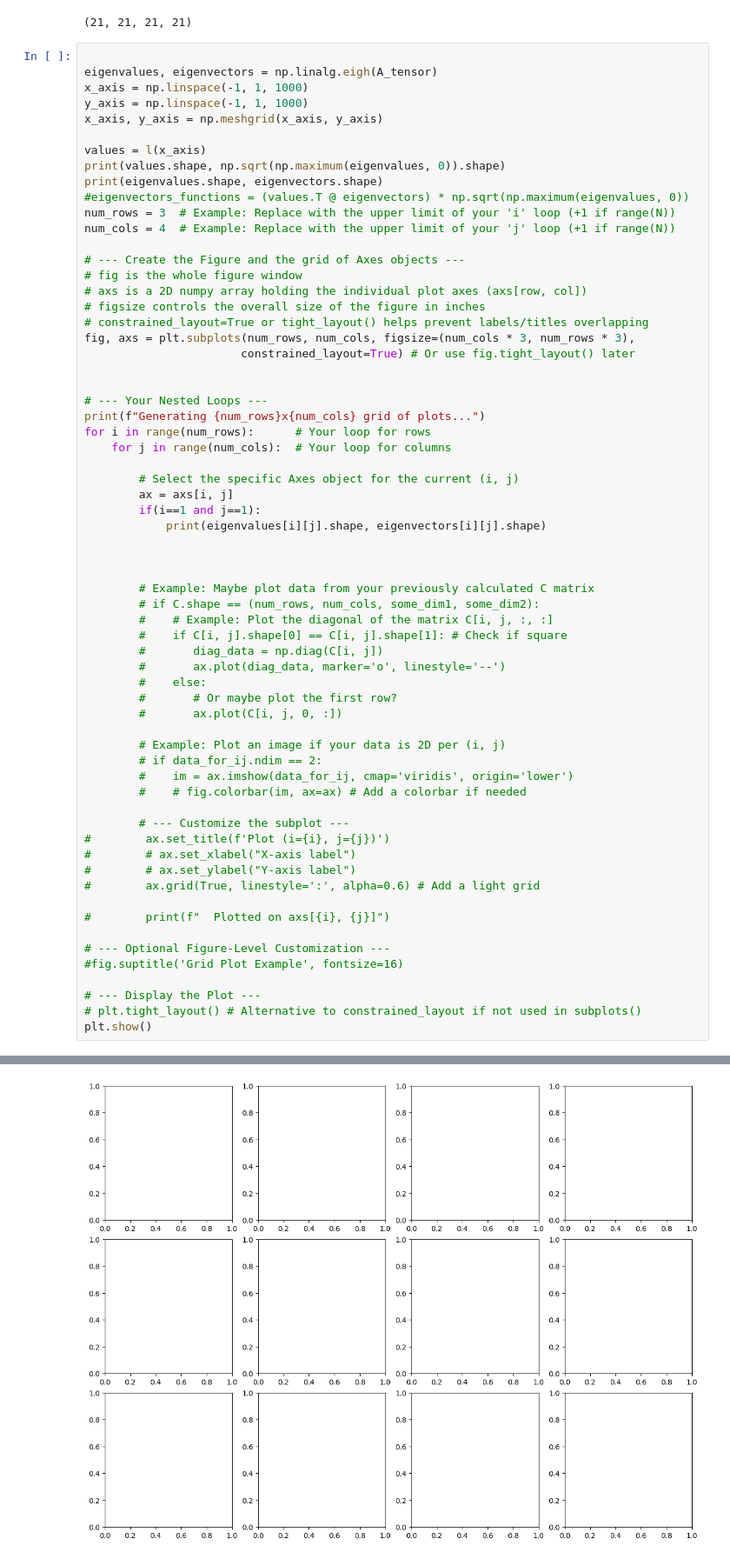
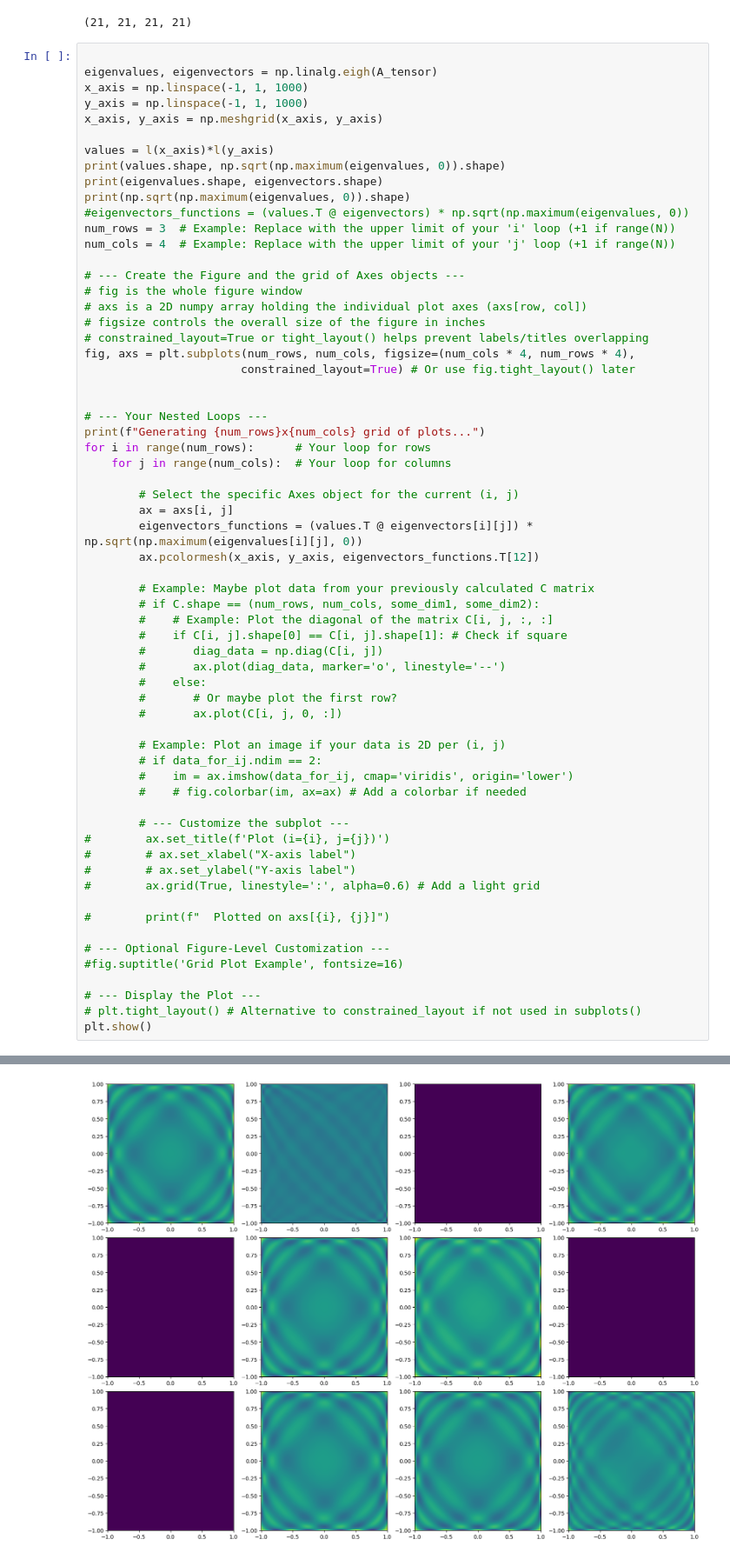
Before and after one commit to SED0280/BakalarkaCode, a Jupyter notebook: Gausova Kvadratura.ipynb, the cells around one changed output, grey strips where cells are left out. Shown at 87% size. Drawn from its saved outputs; the diff is of its cells as text.

Commit message:
Attemt to do eigenvectors_functions

```diff
--- a/Gausova Kvadratura.ipynb
+++ b/Gausova Kvadratura.ipynb
@@ -456,9 +458,10 @@ x_axis = np.linspace(-1, 1, 1000)
 y_axis = np.linspace(-1, 1, 1000)
 x_axis, y_axis = np.meshgrid(x_axis, y_axis)
 
-values = l(x_axis)
+values = l(x_axis)*l(y_axis)
 print(values.shape, np.sqrt(np.maximum(eigenvalues, 0)).shape)
 print(eigenvalues.shape, eigenvectors.shape)
+print(np.sqrt(np.maximum(eigenvalues, 0)).shape)
 #eigenvectors_functions = (values.T @ eigenvectors) * np.sqrt(np.maximum(eigenvalues, 0))
 num_rows = 3  # Example: Replace with the upper limit of your 'i' loop (+1 if range(N))
 num_cols = 4  # Example: Replace with the upper limit of your 'j' loop (+1 if range(N))
@@ -468,7 +471,7 @@ num_cols = 4  # Example: Replace with the upper limit of your 'j' loop (+1 if ra
 # axs is a 2D numpy array holding the individual plot axes (axs[row, col])
 # figsize controls the overall size of the figure in inches
 # constrained_layout=True or tight_layout() helps prevent labels/titles overlapping
-fig, axs = plt.subplots(num_rows, num_cols, figsize=(num_cols * 3, num_rows * 3),
+fig, axs = plt.subplots(num_rows, num_cols, figsize=(num_cols * 4, num_rows * 4),
                        constrained_layout=True) # Or use fig.tight_layout() later
 
 
@@ -479,10 +482,8 @@ for i in range(num_rows):      # Your loop for rows
 
         # Select the specific Axes object for the current (i, j)
         ax = axs[i, j]
-        if(i==1 and j==1):
-            print(eigenvalues[i][j].shape, eigenvectors[i][j].shape)
-
-
+        eigenvectors_functions = (values.T @ eigenvectors[i][j]) * np.sqrt(np.maximum(eigenvalues[i][j], 0))
+        ax.pcolormesh(x_axis, y_axis, eigenvectors_functions.T[12])
 
         # Example: Maybe plot data from your previously calculated C matrix
         # if C.shape == (num_rows, num_cols, some_dim1, some_dim2):
@@ -521 +522 @@ Generating 3x4 grid of plots...
-[figure, old version]
+[figure, new version]
```
Also changed, not shown: parts of 5 cells of this notebook.
